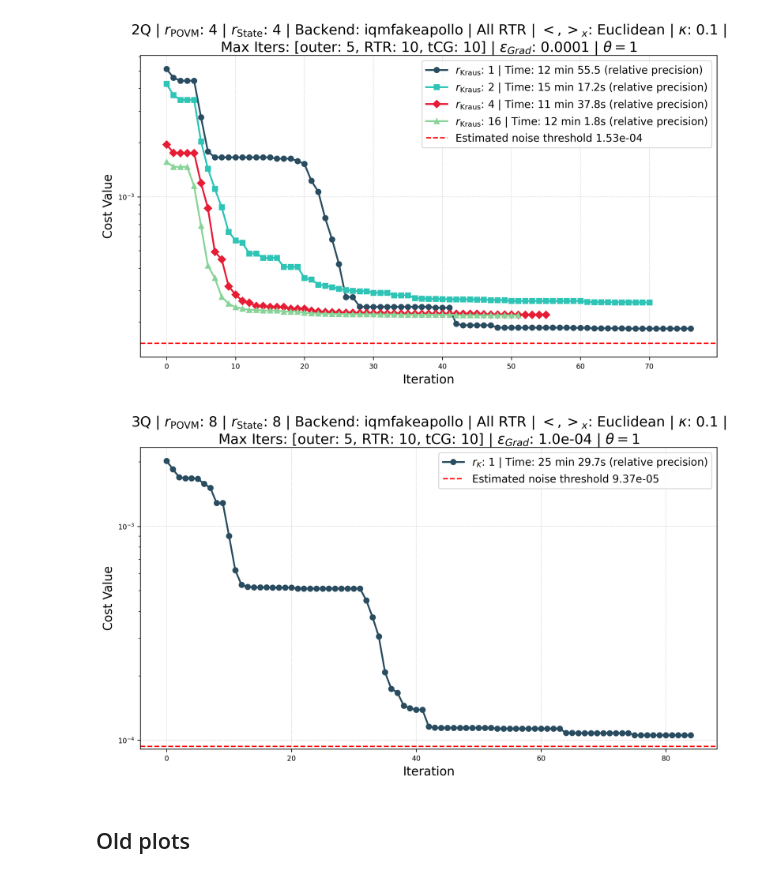
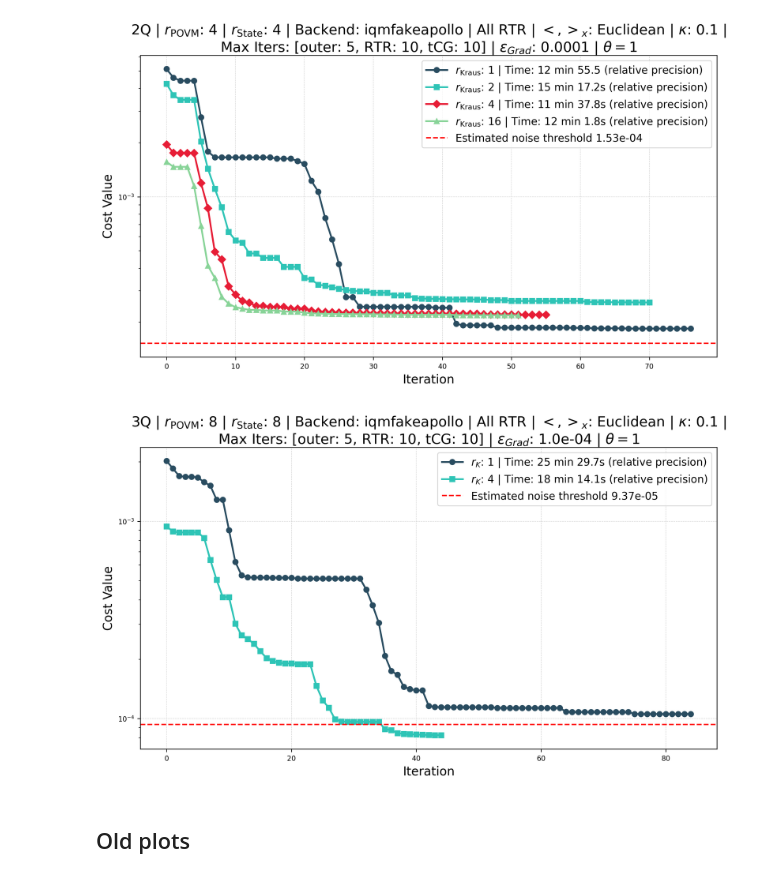
Before and after one commit to EmilianoG-byte/iqm-benchmarks, a Jupyter notebook: playground/aps_presentation/reconstruction_time_comparison.ipynb, the cells around one changed output. Drawn from its saved outputs; the diff is of its cells as text; code cells hidden in the pictures.

Commit message:
APS presentation: ran 3q rank 4

```diff
--- a/playground/aps_presentation/reconstruction_time_comparison.ipynb
+++ b/playground/aps_presentation/reconstruction_time_comparison.ipynb
@@ -541,6 +541,7 @@ Array(True, dtype=bool)
 # %%
 # Now let's get the higher rank ones
 kraus_tensor_init_3q_rank_1 = get_compressed_perturbed_kraus_from_superop(superop=kraus_superop_target_3Q, rank=1, seed=42)["kraus_tensor"]
+kraus_tensor_init_3q_rank_4 = get_compressed_perturbed_kraus_from_superop(superop=kraus_superop_target_3Q, rank=4, seed=42)["kraus_tensor"]
 kraus_tensor_init_3q_rank_16 = get_compressed_perturbed_kraus_from_superop(superop=kraus_superop_target_3Q, rank=16, seed=42)["kraus_tensor"]
 # %% [markdown]
 ## Gathering initial operators
@@ -570,3 +571,12 @@ at iteration 1479 the new count changed to: 28
 at iteration 1644 the new count changed to: 29
 at iteration 1809 the new count changed to: 30
 Initial cost value: 0.00201901482404627
+# %%
+init_operators_jax_3q_rank_4 = {
+    "kraus_tensor_init": kraus_tensor_init_3q_rank_4,
+    "povm_psd_init": povm_psd_init_3q,
+    "state_psd_init": state_psd_init_3q,
+}
+
+initial_cost_value_3q_rank_4 = cost_function_jax_mps(*init_operators_jax_3q_rank_4.values(), **cost_fn_kwargs_3q)
+print("Initial cost value:", initial_cost_value_3q_rank_4)
@@ -634,3 +661,15 @@ Optimization finished ✅.
  Iters: 10. f(x): 1.055935e-04. |r∇f(x)|: 5.927494e-07. Radius: 1.00e-01. Rejections: 0
 ‼️ Full optimization finished at iteration 3/5 ‼️
  Reason: Relative change in cost function value 7.83e-06 below target relative precision 1.00e-05 🎯.
+# %%
+optimized_operators_3q_rank_4, cost_fn_history_3q_rank_4 = run_riemannian_optimization(
+    **init_operators_jax_3q_rank_4,
+    cost_function=cost_function_jax_mps,
+    cost_fn_kwargs=cost_fn_kwargs_3q,
+    num_iterations=num_iterations_outer,
+    optimization_schedule=optimization_schedule_all_tr,
+    save_intermediate_cost_values=True,
+    noise_threshold=og_noise_threshold_3q,
+    relative_precision=relative_precision_3q,
+    verbose=True,
+)
@@ -671,19 +736,21 @@ plot_cost_function(cost_fn_lists_ranks, title=title_ranks, labels=labels_ranks,
 # %%
 # Here the relative precision is checked after kraus as well as after state
 # and also the gradient tolerance is looser (1e-4 instead of the previous 1e-6).
 cost_fn_lists_3q = [
     cost_fn_history_3q_rank_1,
+    cost_fn_history_3q_rank_4,
 ]
 
 labels_3q = [
     rf"$r_K$: {kraus_rank_1} | Time: 25 min 29.7s (relative precision)",
+    rf"$r_K$: {kraus_rank_4} | Time: 18 min 14.1s (relative precision)"
 ]
 
 title_3q = rf"{num_qubits_3}Q | $r_\mathrm{{POVM}}$: {povm_rank_3q} | $r_\mathrm{{State}}$: {state_rank_3q} | Backend: {backend} | All RTR | $<,>_x$: Euclidean | $\kappa$: {kappa} | Max Iters: [outer: {num_iterations_outer}, RTR: {num_iterations_tr}, tCG: {num_iterations_cg}] | $\epsilon_{{Grad}}$: {tol_grad:.1e} | $\theta=${theta}"
 
 plot_cost_function(cost_fn_lists_3q, title=title_3q, labels=labels_3q, comparison_yline=og_noise_threshold_3q, comparison_label=f"Estimated noise threshold {og_noise_threshold_3q:.2e}")
 # %% [output]
-[figure, old version]
+[figure, new version]
 # %% [markdown]
 ## Old plots
 # %%
```
Also changed, not shown: parts of 5 cells of this notebook, 4 other files.
